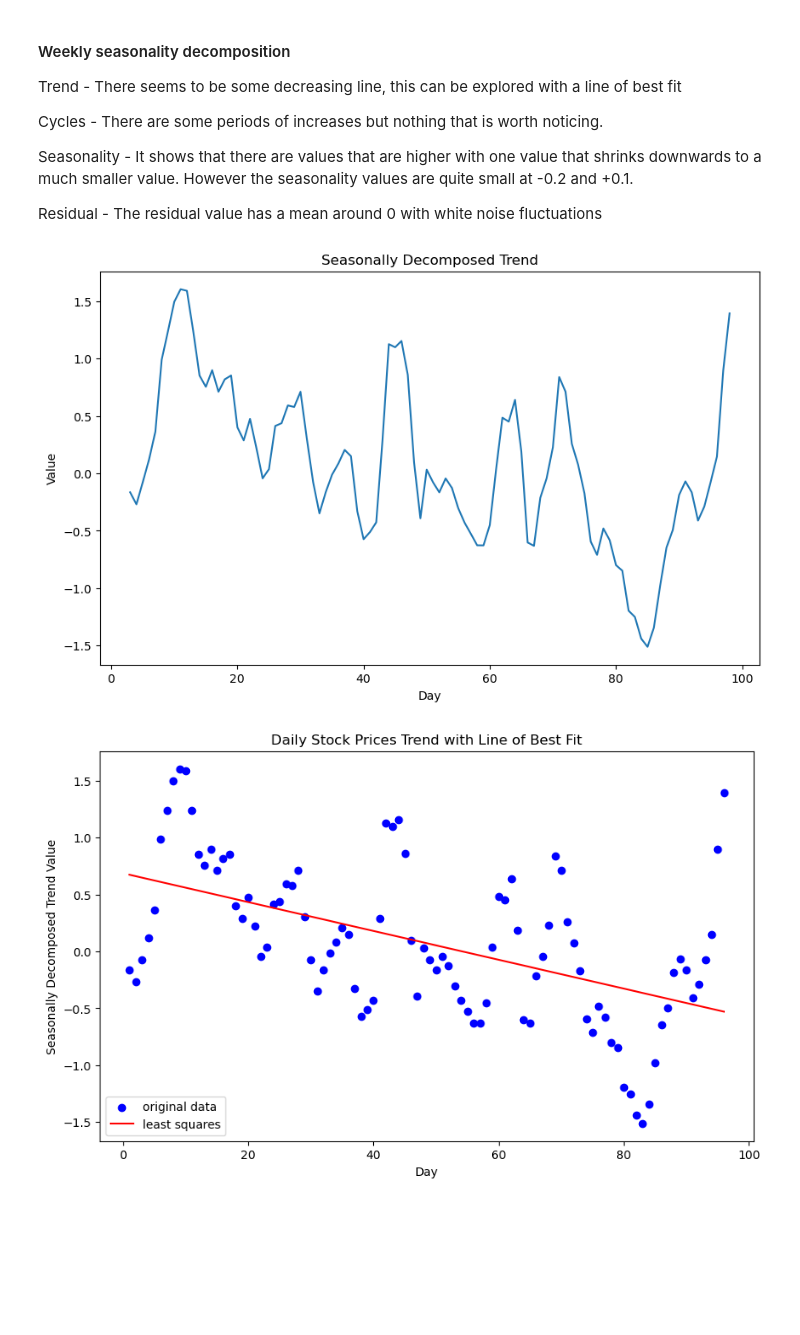
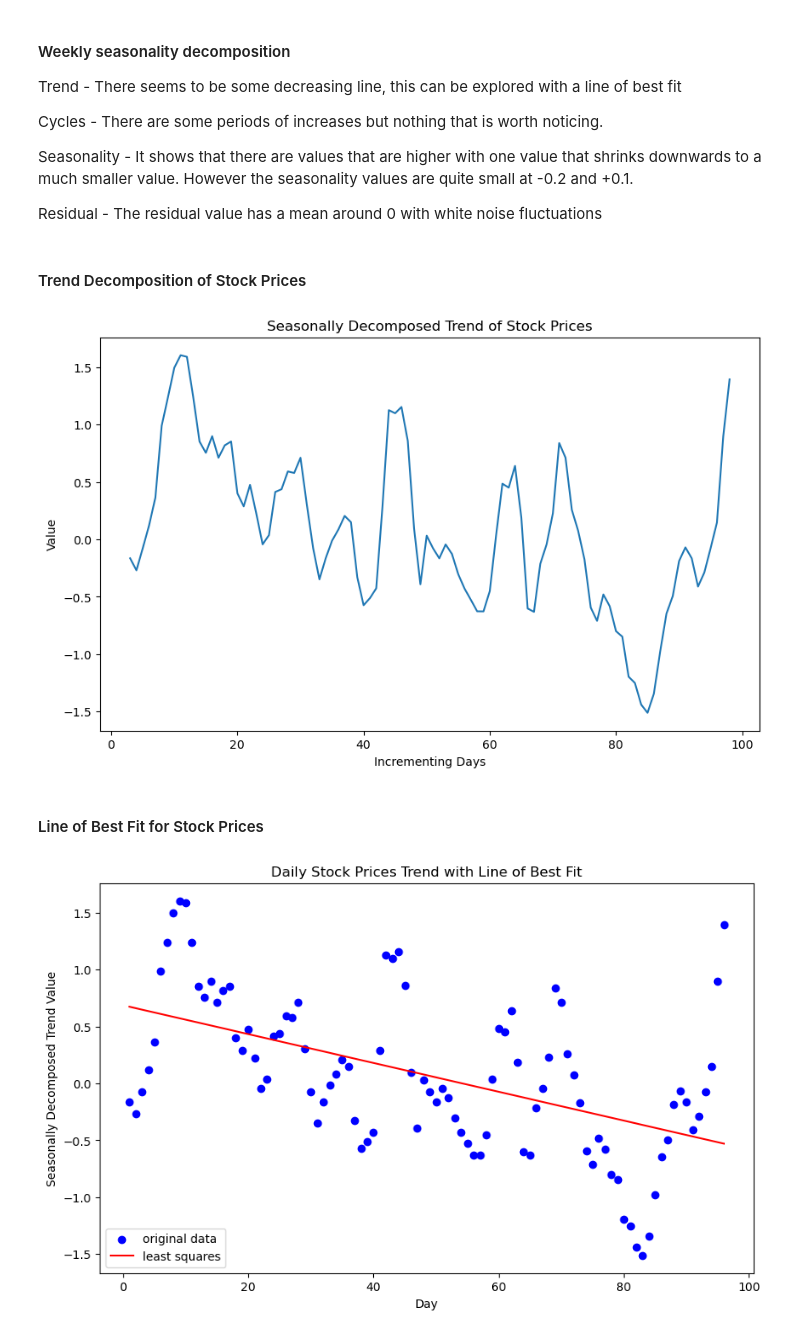
Before and after one commit to bennicholson2/Time-Series-Project-3, a Jupyter notebook: code.ipynb, the cells around one changed output. Drawn from its saved outputs; the diff is of its cells as text; code cells hidden in the pictures; blank space fills up the shorter version.

```diff
--- a/code.ipynb
+++ b/code.ipynb
@@ -81,3 +104,15 @@ def plot_seasonal_decomposition(data, period):
 
     plt.tight_layout()
     plt.show()
+# %%
+#Get the decomposed values which make up the time series
+def decompose_seasonality(data, period):
+
+    decomposition = seasonal_decompose(data, period=period)
+
+    original = data
+    trend = decomposition.trend
+    seasonal = decomposition.seasonal
+    residual = decomposition.resid
+
+    return original, trend, seasonal, residual
@@ -666,3 +1144,6 @@ weekly_stock_prices_decomposition_residual = weekly_stock_prices_decomposition.r
+# %%
+#Decompose the data into its individual parts, these can be accessed by indexing through the results
+weekly_stock_prices_decomposition = decompose_seasonality(stock_prices['Daily Stock Prices'],5)
 # %%
 #Plot the stock prices seasonal decomposition
 plot_seasonal_decomposition(stock_prices['Daily Stock Prices'],5)
@@ -677,10 +1158,14 @@ Cycles - There are some periods of increases but nothing that is worth noticing.
 Seasonality - It shows that there are values that are higher with one value that shrinks downwards to a much smaller value. However the seasonality values are quite small at -0.2 and +0.1.
 
 Residual - The residual value has a mean around 0 with white noise fluctuations
+# %% [markdown]
+#### Trend Decomposition of Stock Prices
 # %%
 #Plot the line of best fit through the trend to see the downards trend
-time_series(stock_prices['Incrementing Day'],weekly_stock_prices_decomposition_trend,'Seasonally Decomposed Trend','Day','Value')
+time_series(stock_prices['Incrementing Day'],weekly_stock_prices_decomposition[1],'Seasonally Decomposed Trend of Stock Prices','Incrementing Days','Value')
 # %% [output]
-[figure, old version]
+[figure, new version]
+# %% [markdown]
+#### Line of Best Fit for Stock Prices
 # %%
 #Plot line of best fit against trend data
```
Also changed, not shown: parts of 306 cells of this notebook, 2 other files.
